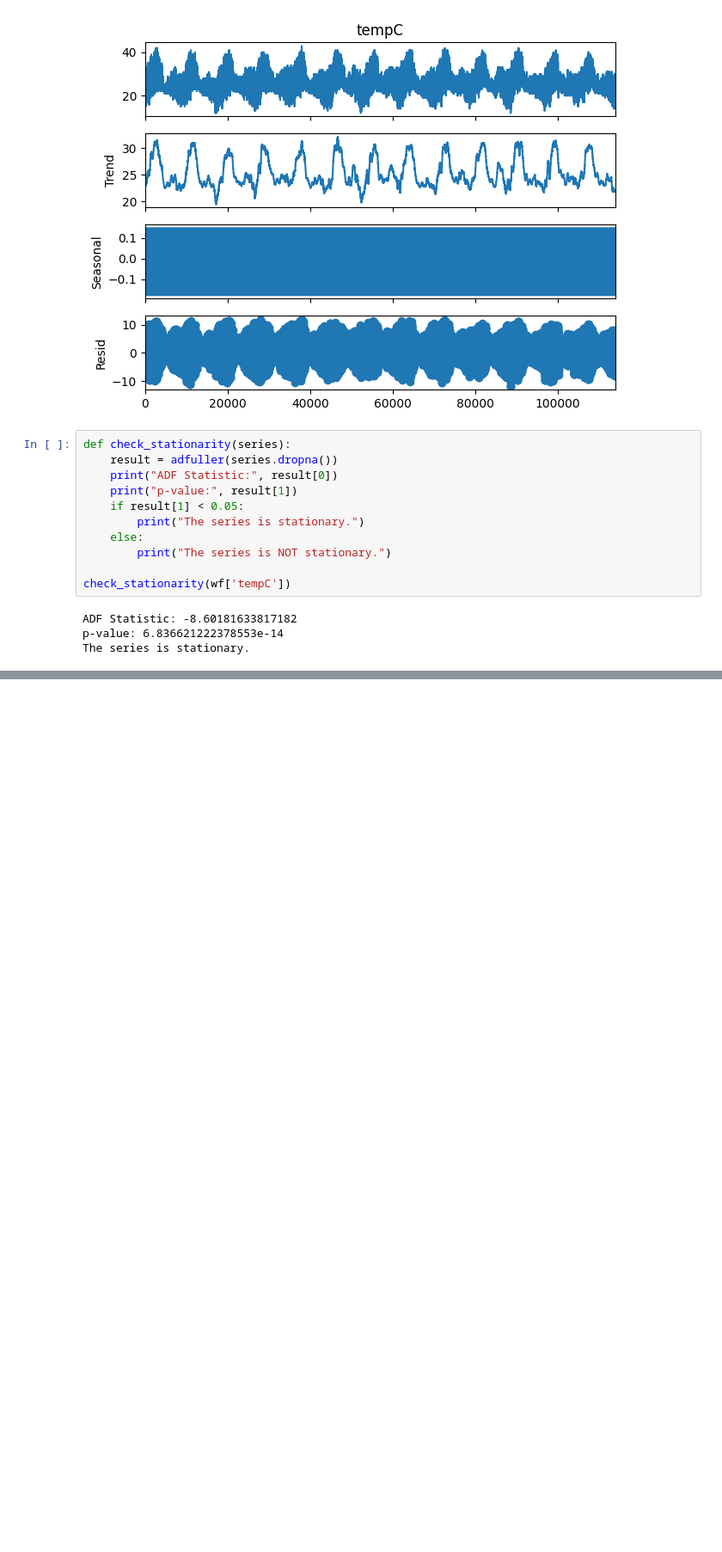
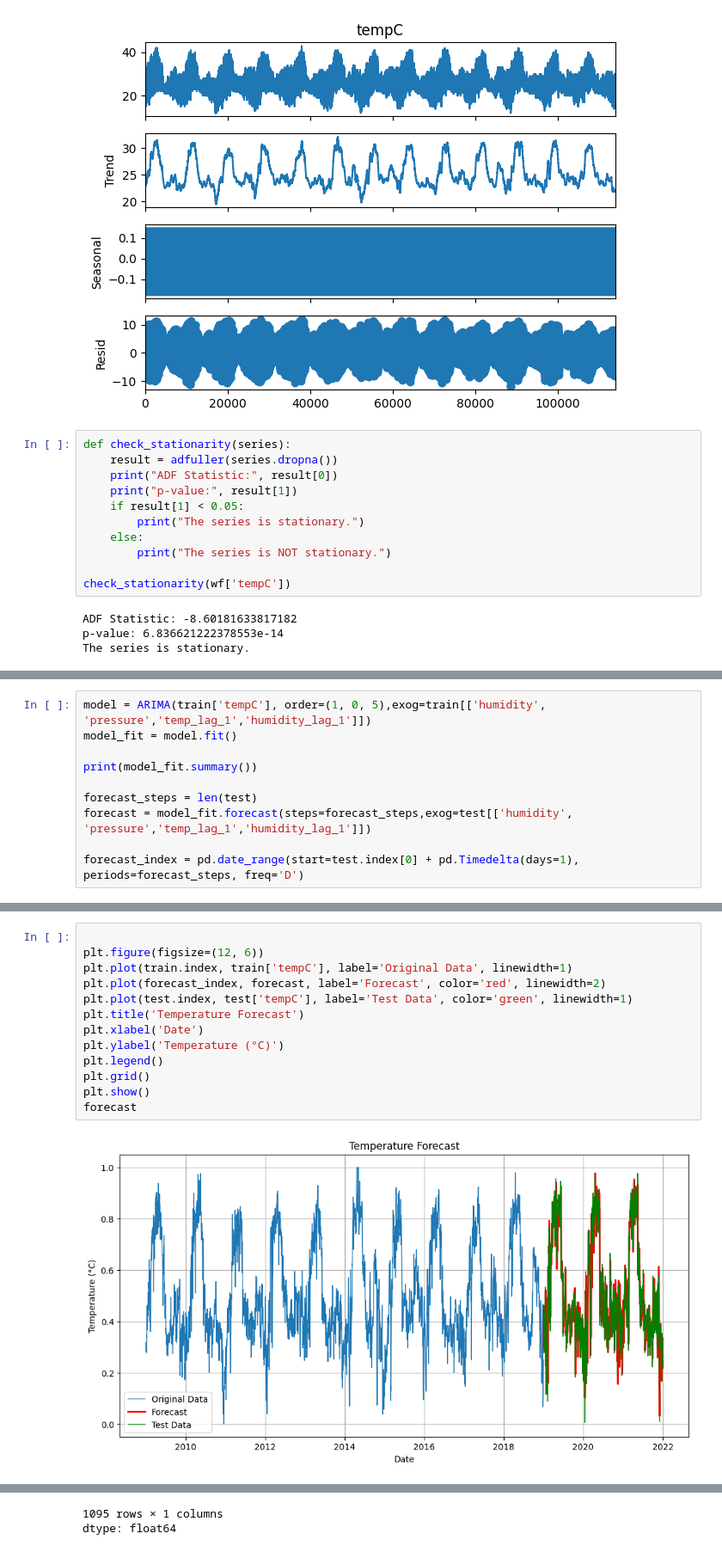
Before and after one commit to Bharathkumar1404/data-science-final-project, a Jupyter notebook: project.ipynb, the cells around one changed output, grey strips where cells are left out. Shown at 86% size. Drawn from its saved outputs; the diff is of its cells as text; blank space fills up the shorter version.

```diff
--- a/project.ipynb
+++ b/project.ipynb
@@ -391,0 +468,10 @@ The series is stationary.
+# %%
+model = ARIMA(train['tempC'], order=(1, 0, 5),exog=train[['humidity', 'pressure','temp_lag_1','humidity_lag_1']])
+model_fit = model.fit()
+
+print(model_fit.summary())
+
+forecast_steps = len(test)
+forecast = model_fit.forecast(steps=forecast_steps,exog=test[['humidity', 'pressure','temp_lag_1','humidity_lag_1']])
+
+forecast_index = pd.date_range(start=test.index[0] + pd.Timedelta(days=1), periods=forecast_steps, freq='D')
@@ -391,0 +496,15 @@ The series is stationary.
+# %%
+
+plt.figure(figsize=(12, 6))
+plt.plot(train.index, train['tempC'], label='Original Data', linewidth=1)
+plt.plot(forecast_index, forecast, label='Forecast', color='red', linewidth=2)
+plt.plot(test.index, test['tempC'], label='Test Data', color='green', linewidth=1)
+plt.title('Temperature Forecast')
+plt.xlabel('Date')
+plt.ylabel('Temperature (°C)')
+plt.legend()
+plt.grid()
+plt.show()
+forecast
+# %% [output]
+[figure, added]
@@ -391,0 +523,2 @@ The series is stationary.
+1095 rows × 1 columns
+dtype: float64
```
Also changed, not shown: parts of 4 cells of this notebook.
